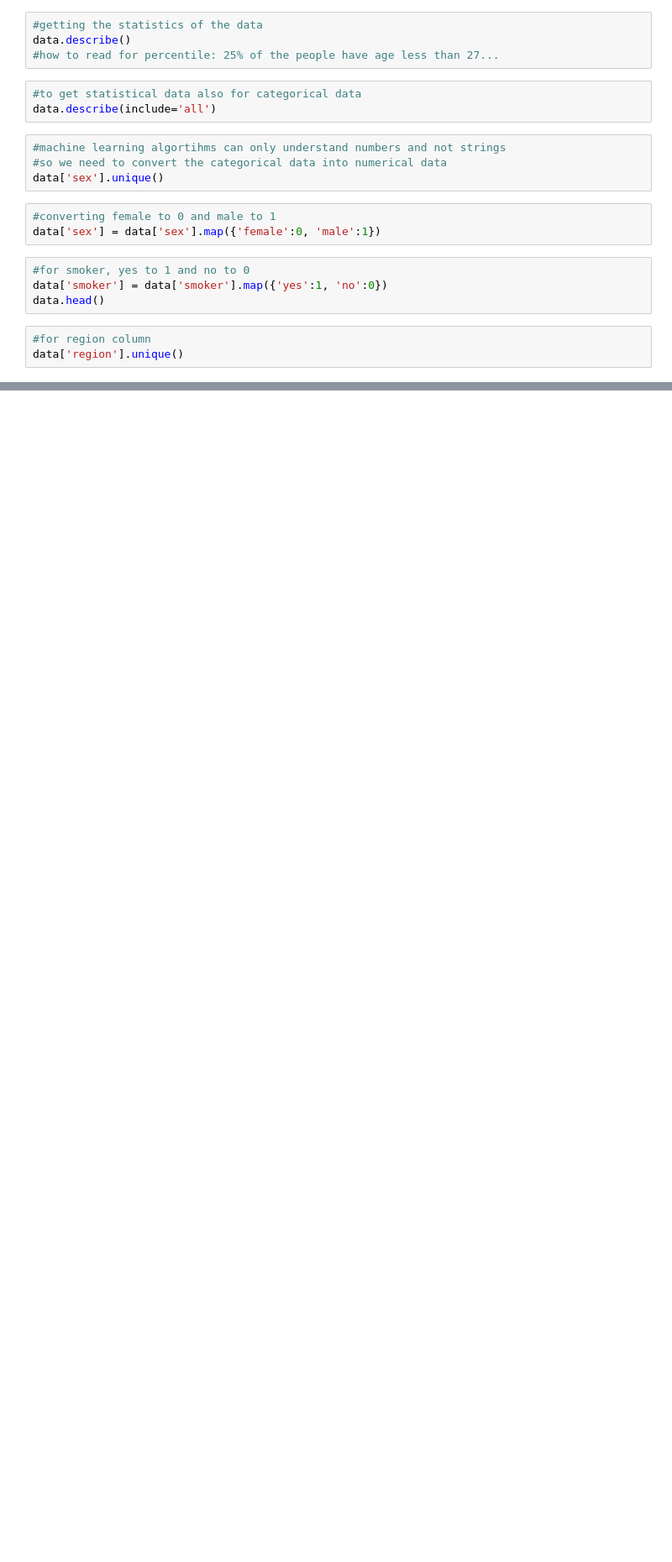
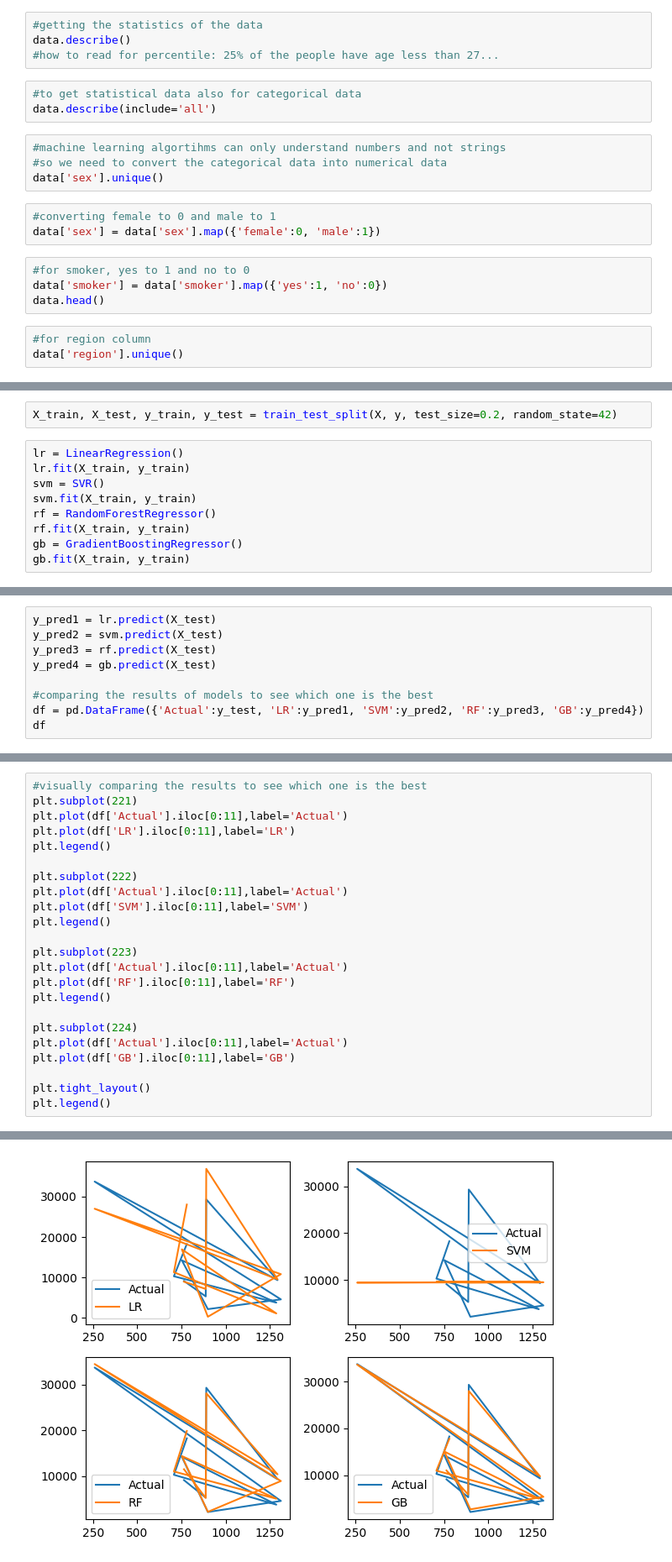
Before and after one commit to MuursaleenBats/ml_projects, a Jupyter notebook: insurance cost prediction/insurance.ipynb, the cells around one changed output, grey strips where cells are left out. Shown at 84% size. Cells and saved outputs as stored; diff of their text form; blank space fills up the shorter version.

Commit message:
Created, Compared and evaluated the models

```diff
--- a/insurance cost prediction/insurance.ipynb
+++ b/insurance cost prediction/insurance.ipynb
@@ -49,0 +58,11 @@ data.head()
+# %%
+X_train, X_test, y_train, y_test = train_test_split(X, y, test_size=0.2, random_state=42)
+# %%
+lr = LinearRegression()
+lr.fit(X_train, y_train)
+svm = SVR()
+svm.fit(X_train, y_train)
+rf = RandomForestRegressor()
+rf.fit(X_train, y_train)
+gb = GradientBoostingRegressor()
+gb.fit(X_train, y_train)
@@ -49,0 +71,9 @@ data.head()
+# %%
+y_pred1 = lr.predict(X_test)
+y_pred2 = svm.predict(X_test)
+y_pred3 = rf.predict(X_test)
+y_pred4 = gb.predict(X_test)
+
+#comparing the results of models to see which one is the best
+df = pd.DataFrame({'Actual':y_test, 'LR':y_pred1, 'SVM':y_pred2, 'RF':y_pred3, 'GB':y_pred4})
+df
@@ -49,0 +94,24 @@ data.head()
+# %%
+#visually comparing the results to see which one is the best
+plt.subplot(221)
+plt.plot(df['Actual'].iloc[0:11],label='Actual')
+plt.plot(df['LR'].iloc[0:11],label='LR')
+plt.legend()
+
+plt.subplot(222)
+plt.plot(df['Actual'].iloc[0:11],label='Actual')
+plt.plot(df['SVM'].iloc[0:11],label='SVM')
+plt.legend()
+
+plt.subplot(223)
+plt.plot(df['Actual'].iloc[0:11],label='Actual')
+plt.plot(df['RF'].iloc[0:11],label='RF')
+plt.legend()
+
+plt.subplot(224)
+plt.plot(df['Actual'].iloc[0:11],label='Actual')
+plt.plot(df['GB'].iloc[0:11],label='GB')
+
+plt.tight_layout()
+plt.legend()
+# %% [output]
@@ -49,0 +119 @@ data.head()
+[figure, added]
```
Also changed, not shown: parts of 10 cells of this notebook.
